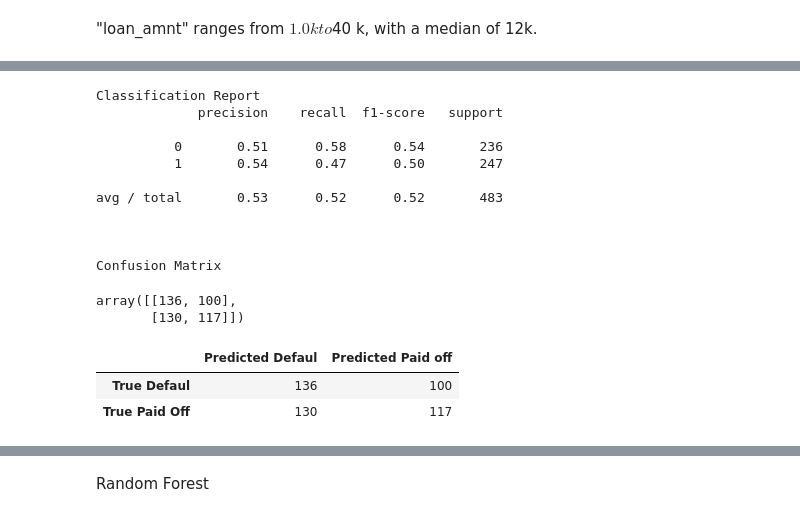
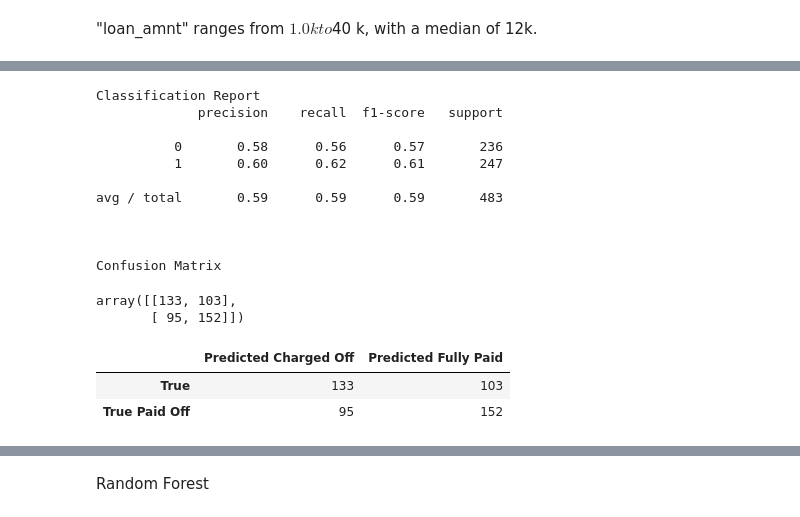
Before and after one commit to kmurakam26/Project-3, a Jupyter notebook: Random_Forest.ipynb, the cells around one changed output, grey strips where cells are left out. Drawn from its saved outputs; the diff is of its cells as text; code cells hidden in the pictures.

```diff
--- a/Random_Forest.ipynb
+++ b/Random_Forest.ipynb
@@ -260,7 +228,7 @@ False
 # %%
 
+y = data_grade["loan_category"]
 X = data_grade.drop("loan_category", axis=1)
-y = data["loan_category"]
 print(X.shape, y.shape)
 # %% [output]
 (1930, 17) (1930,)
@@ -306,5 +263,6 @@ Testing Data Score: 0.5238095238095238
 # %%
-clusters = clf.predict(X_test)
+predition = clf.predict(X_test)
 from sklearn.metrics import accuracy_score
-accuracy_score(y_test, clusters)  # we see an accuracy of 52.3%
+dt_score = accuracy_score(y_test, predition)
+dt_score # we see an accuracy of 52.3%
 # %% [output]
@@ -410,25 +347,23 @@ confusion_matrix(y_test,clusters)
 Classification Report
              precision    recall  f1-score   support
 
-          0       0.51      0.58      0.54       236
-          1       0.54      0.47      0.50       247
+          0       0.58      0.56      0.57       236
+          1       0.60      0.62      0.61       247
 
-avg / total       0.53      0.52      0.52       483
+avg / total       0.59      0.59      0.59       483
 
 
 
 Confusion Matrix
-array([[136, 100],
-       [130, 117]])
+array([[133, 103],
+       [ 95, 152]])
 # %%
-
 from sklearn.metrics import confusion_matrix
-
 pd.DataFrame(
     confusion_matrix(y_test, clusters),
     columns=['Predicted Charged Off', 'Predicted Fully Paid '],
-    index=['True Defaul', 'True Paid Off'])
+    index=['True ', 'True Paid Off'])
 # %% [output]
-|  | Predicted Defaul | Predicted Paid off |
-| True Defaul | 136 | 100 |
-| True Paid Off | 130 | 117 |
+|  | Predicted Charged Off | Predicted Fully Paid |
+| True | 133 | 103 |
+| True Paid Off | 95 | 152 |
```
Also changed, not shown: parts of 79 cells of this notebook.
